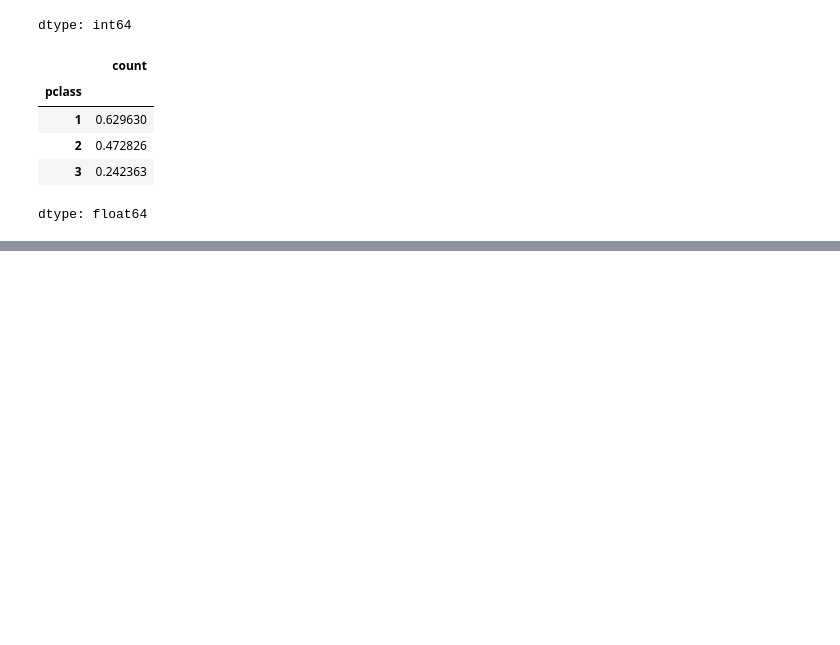
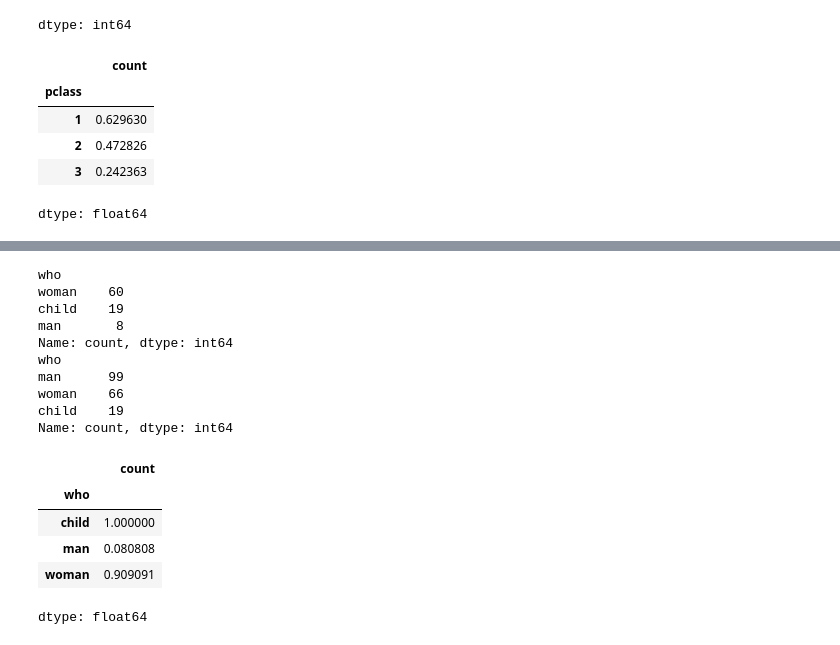
Before and after one commit to Sjleerodls/Data_Analysis, a Jupyter notebook: lab_da/da03_dataframe.ipynb, the cells around one changed output, grey strips where cells are left out. Cells and saved outputs as stored; diff of their text form; code cells hidden in the pictures; blank space fills up the shorter version.

```diff
--- a/lab_da/da03_dataframe.ipynb
+++ b/lab_da/da03_dataframe.ipynb
@@ -500,0 +529,26 @@ dtype: float64
+# %%
+# 2등급 객실 생존자
+second = titanic[(titanic.pclass == 2) & (titanic.survived == 1)]
+print(second.who.value_counts())
+
+second_all = titanic[titanic.pclass == 2]
+print(second_all.who.value_counts())
+
+second.who.value_counts() / second_all.who.value_counts()
+# %% [output]
+who
+woman    60
+child    19
+man       8
+Name: count, dtype: int64
+who
+man      99
+woman    66
+child    19
+Name: count, dtype: int64
+|  | count |
+| who |  |
+| child | 1.000000 |
+| man | 0.080808 |
+| woman | 0.909091 |
+dtype: float64
```
Also changed, not shown: parts of 4 cells of this notebook.
